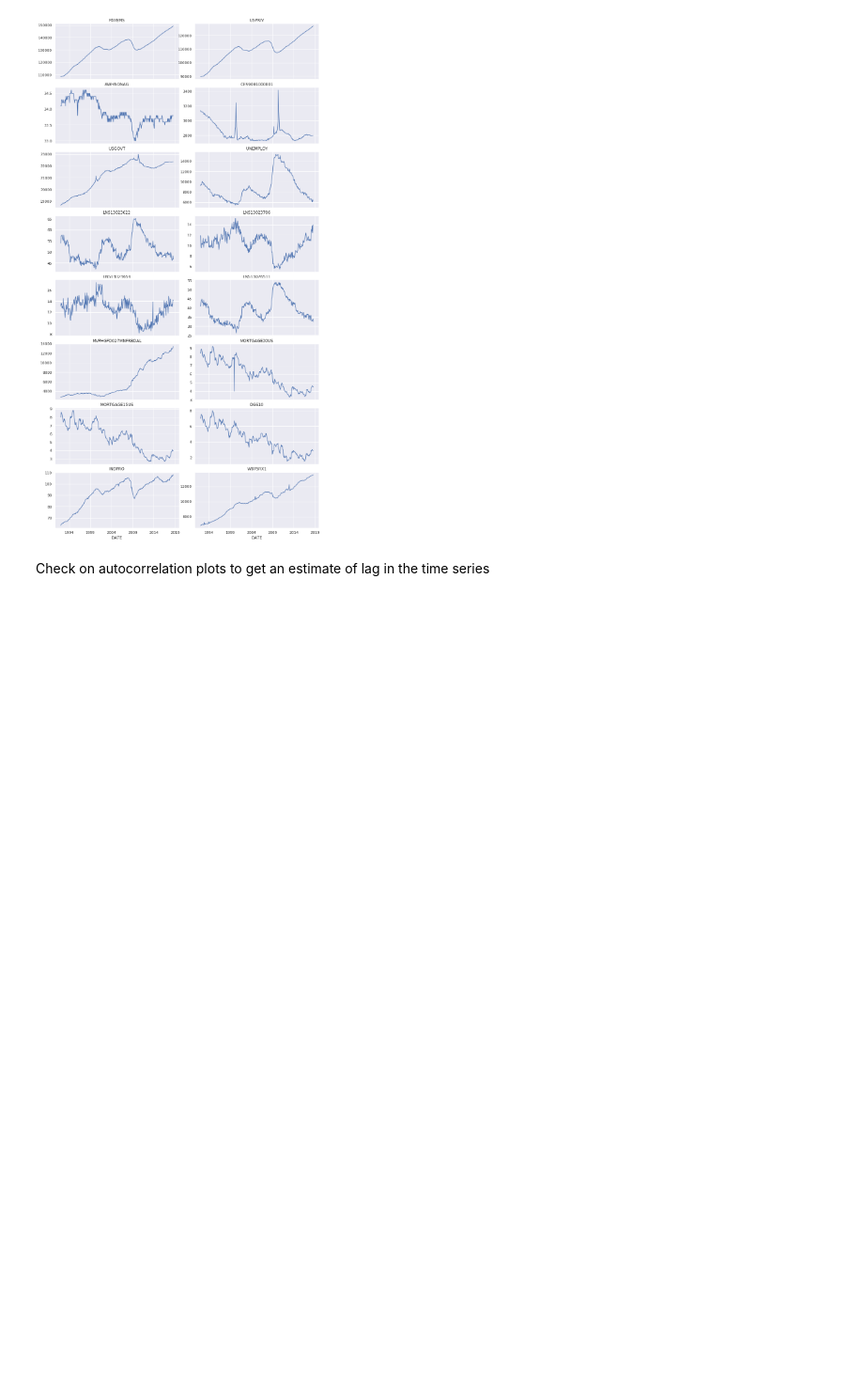
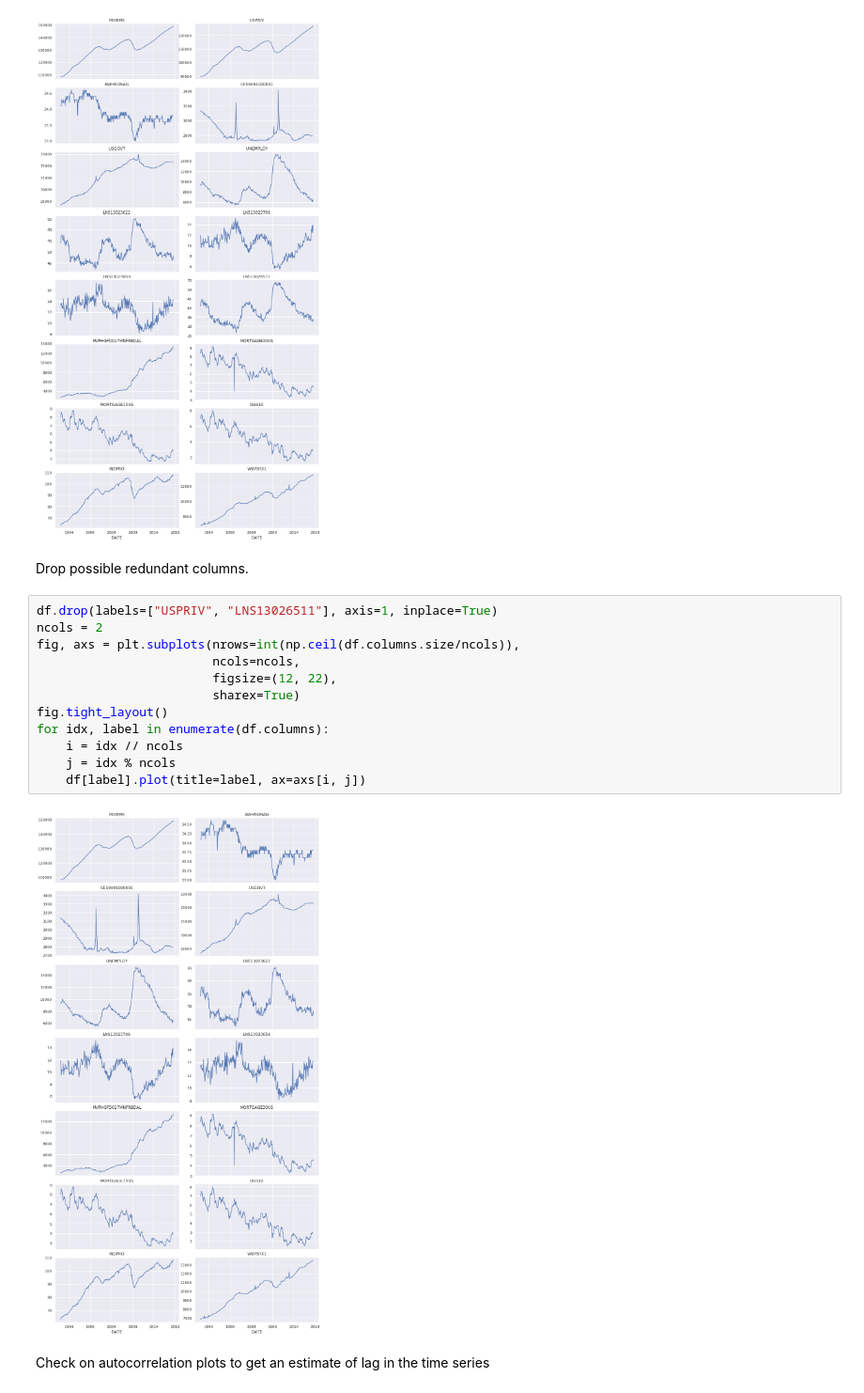
Before and after one commit to aidin-zadeh/reb, a Jupyter notebook: notebooks/1.1.prep.data.economic.indicators.monthly.ipynb, the cells around one changed output. Shown at 94% size. Saved outputs shown, nothing was run; the diff lists cells and outputs as text; blank space fills up the shorter version.

```diff
--- a/notebooks/1.1.prep.data.economic.indicators.monthly.ipynb
+++ b/notebooks/1.1.prep.data.economic.indicators.monthly.ipynb
@@ -110,6 +112,22 @@ for idx, label in enumerate(df.columns):
     df[label].plot(title=label, ax=axs[i, j])
 # %% [output]
 [figure]
+# %% [markdown]
+Drop possible redundant columns.
+# %%
+df.drop(labels=["USPRIV", "LNS13026511"], axis=1, inplace=True)
+ncols = 2
+fig, axs = plt.subplots(nrows=int(np.ceil(df.columns.size/ncols)),
+                        ncols=ncols,
+                        figsize=(12, 22),
+                        sharex=True)
+fig.tight_layout()
+for idx, label in enumerate(df.columns):
+    i = idx // ncols
+    j = idx % ncols
+    df[label].plot(title=label, ax=axs[i, j])
+# %% [output]
+[figure, added]
 # %% [markdown]
 Check on autocorrelation plots to get an estimate of lag in the time series
 # %%
```
Also changed, not shown: parts of 4 cells of this notebook, 7 other files.
